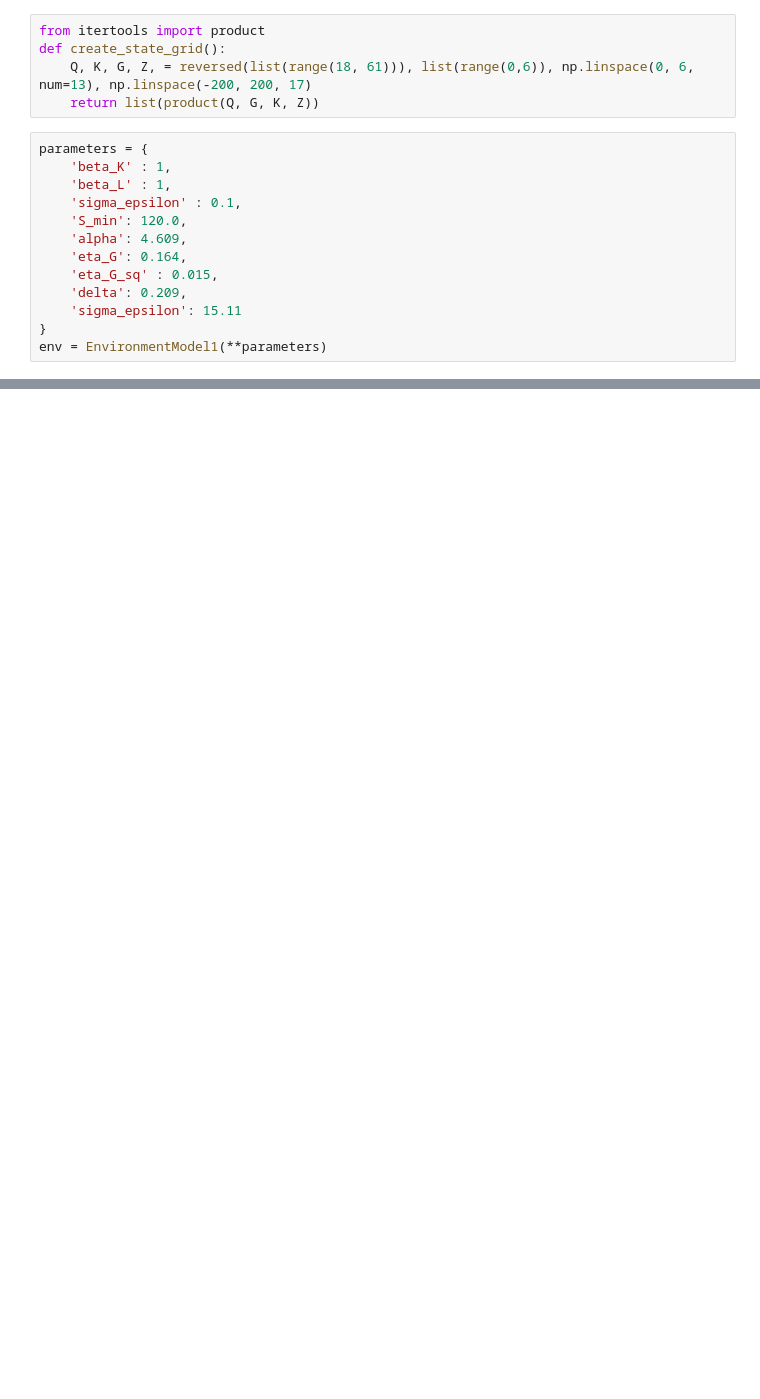
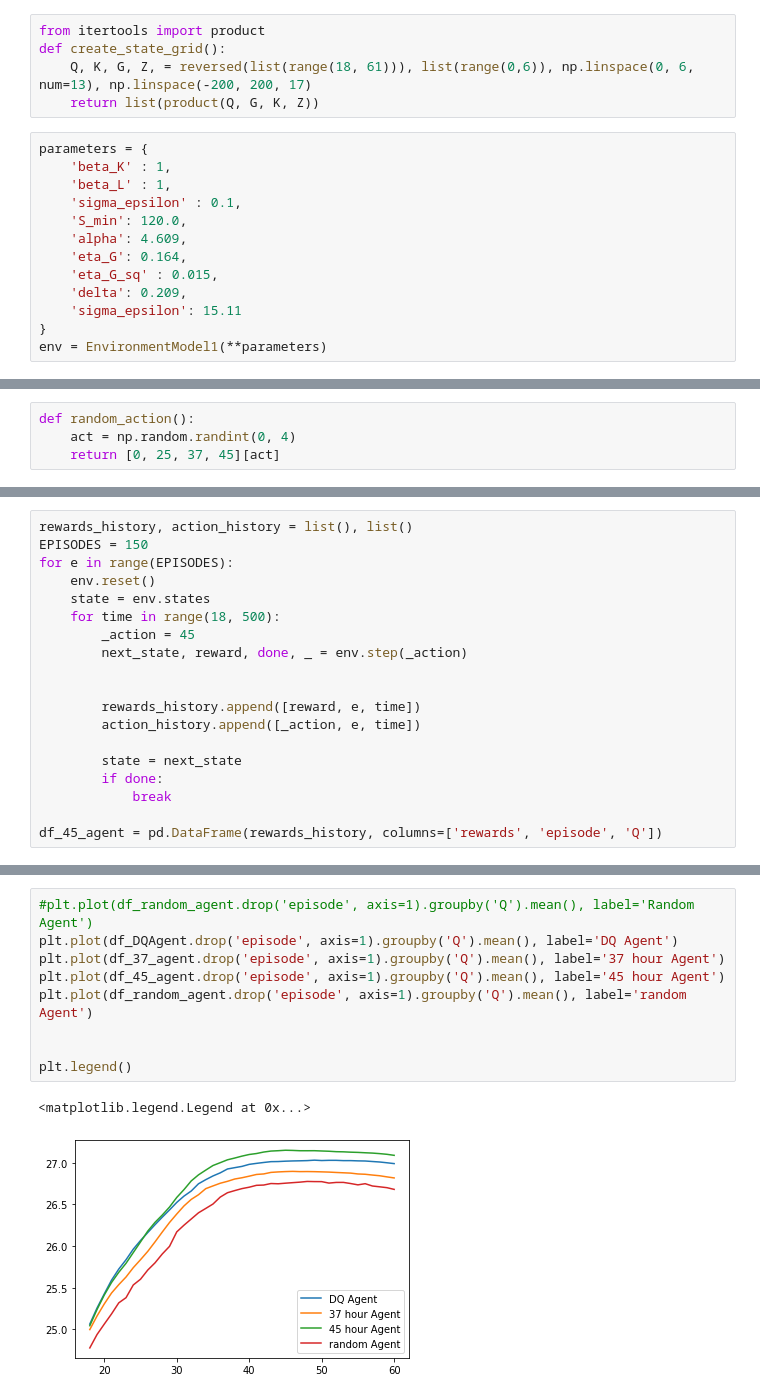
Before and after one commit to JakartaLaw/speciale, a Jupyter notebook: src/DQN Solution (Simple model).ipynb, the cells around one changed output, grey strips where cells are left out. Saved outputs shown, nothing was run; the diff lists cells and outputs as text; blank space fills up the shorter version.

```diff
--- a/src/DQN Solution (Simple model).ipynb
+++ b/src/DQN Solution (Simple model).ipynb
@@ -402,0 +459,4 @@ array([[ -0.95238095, -14.9672    ,  -1.        ,  -0.02798838,
+# %%
+def random_action():
+    act = np.random.randint(0, 4)
+    return [0, 25, 37, 45][act]
@@ -402,0 +525,19 @@ array([[ -0.95238095, -14.9672    ,  -1.        ,  -0.02798838,
+# %%
+rewards_history, action_history = list(), list()
+EPISODES = 150
+for e in range(EPISODES):
+    env.reset()
+    state = env.states
+    for time in range(18, 500):
+        _action = 45
+        next_state, reward, done, _ = env.step(_action)
+
+
+        rewards_history.append([reward, e, time])
+        action_history.append([_action, e, time])
+
+        state = next_state
+        if done:
+            break
+
+df_45_agent = pd.DataFrame(rewards_history, columns=['rewards', 'episode', 'Q'])
@@ -402,0 +562,12 @@ array([[ -0.95238095, -14.9672    ,  -1.        ,  -0.02798838,
+# %%
+#plt.plot(df_random_agent.drop('episode', axis=1).groupby('Q').mean(), label='Random Agent')
+plt.plot(df_DQAgent.drop('episode', axis=1).groupby('Q').mean(), label='DQ Agent')
+plt.plot(df_37_agent.drop('episode', axis=1).groupby('Q').mean(), label='37 hour Agent')
+plt.plot(df_45_agent.drop('episode', axis=1).groupby('Q').mean(), label='45 hour Agent')
+plt.plot(df_random_agent.drop('episode', axis=1).groupby('Q').mean(), label='random Agent')
+
+
+plt.legend()
+# %% [output]
+<matplotlib.legend.Legend at 0x...>
+[figure, added]
```
Also changed, not shown: parts of 15 cells of this notebook, 1 other file.
